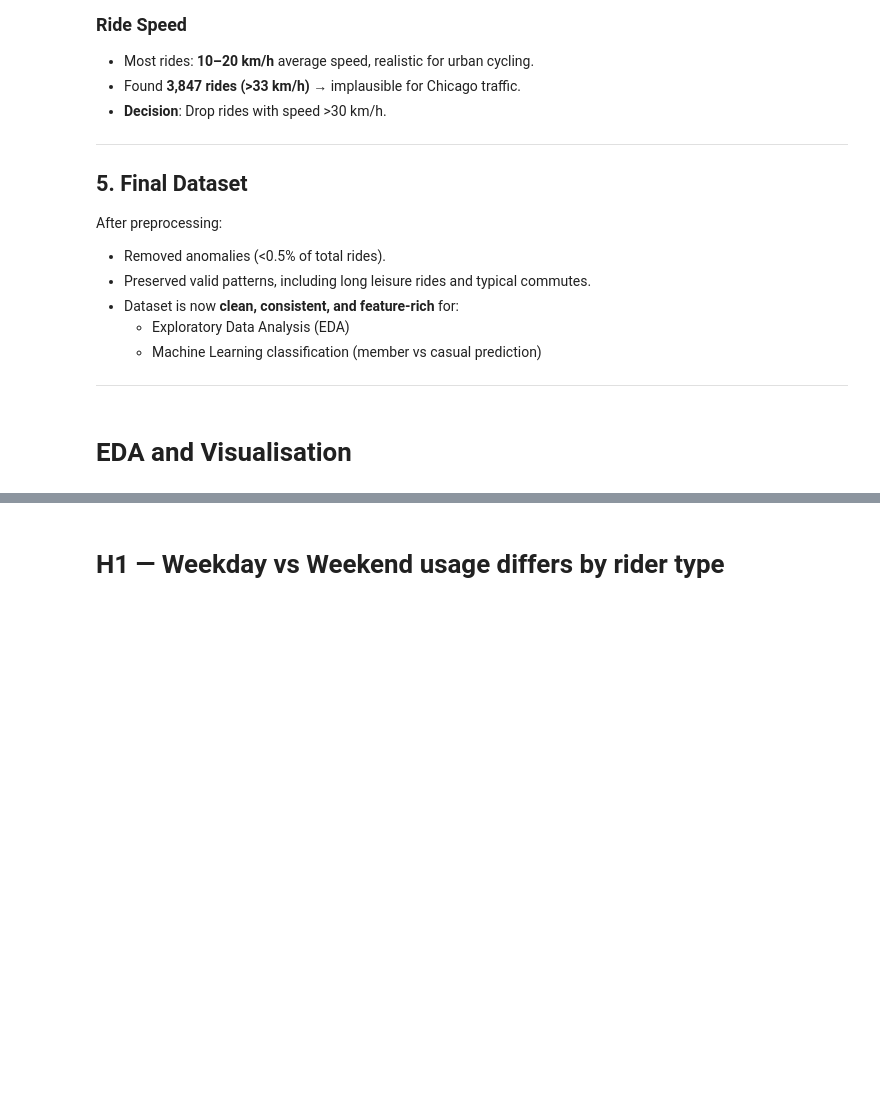
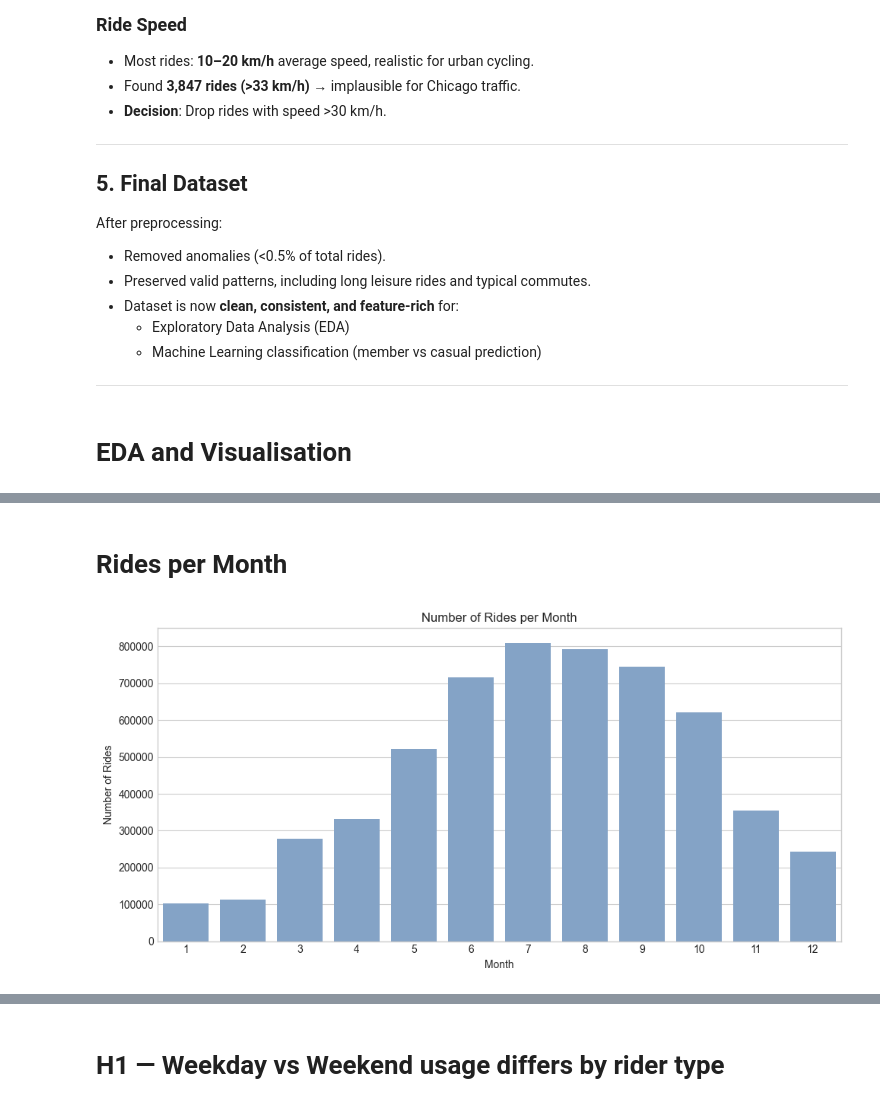
Before and after one commit to Fatih0234/bike-share-bi2-project, a Jupyter notebook: 1-vibing.ipynb, the cells around one changed output, grey strips where cells are left out. Drawn from its saved outputs; the diff is of its cells as text; code cells hidden in the pictures; blank space fills up the shorter version.

```diff
--- a/1-vibing.ipynb
+++ b/1-vibing.ipynb
@@ -529,0 +591,15 @@ After preprocessing:
+# %% [markdown]
+#  Rides per Month
+# %%
+plt.figure(figsize=(10,5))
+order = sorted(df["start_month"].unique())
+sns.countplot(data=df, x="start_month", order=order)
+plt.title("Number of Rides per Month")
+plt.xlabel("Month")
+plt.ylabel("Number of Rides")
+plt.tight_layout()
+
+plt.savefig("EDA-intro/rides_per_month.png", dpi=300)
+plt.show()
+# %% [output]
+[figure, added]
```
Also changed, not shown: parts of 31 cells of this notebook, 17 other files.
